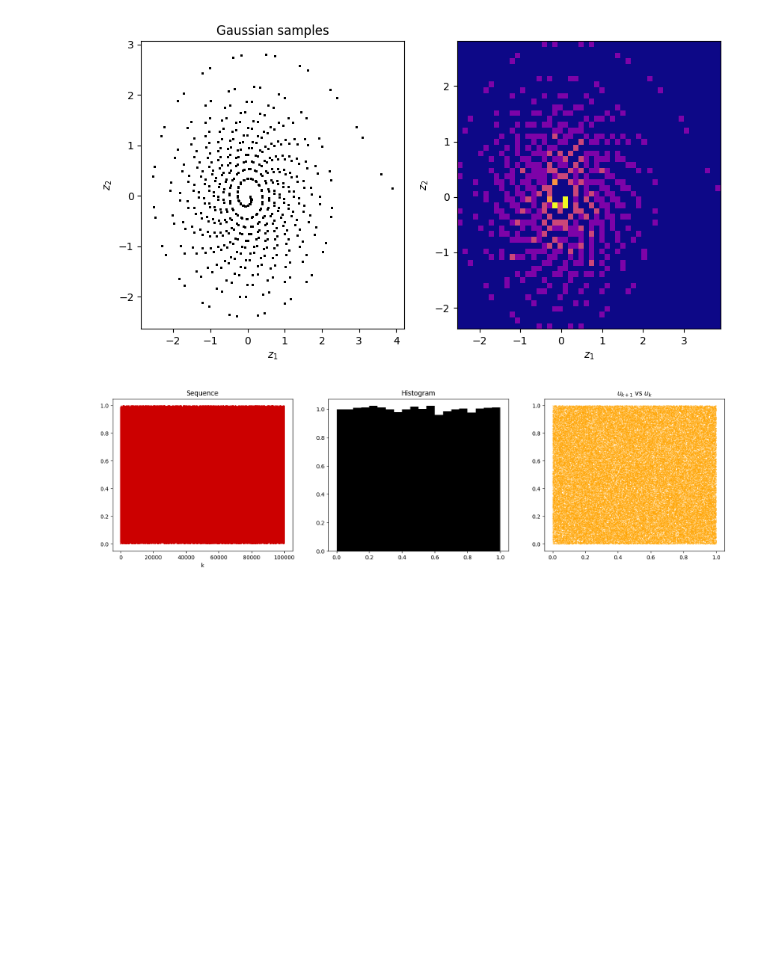
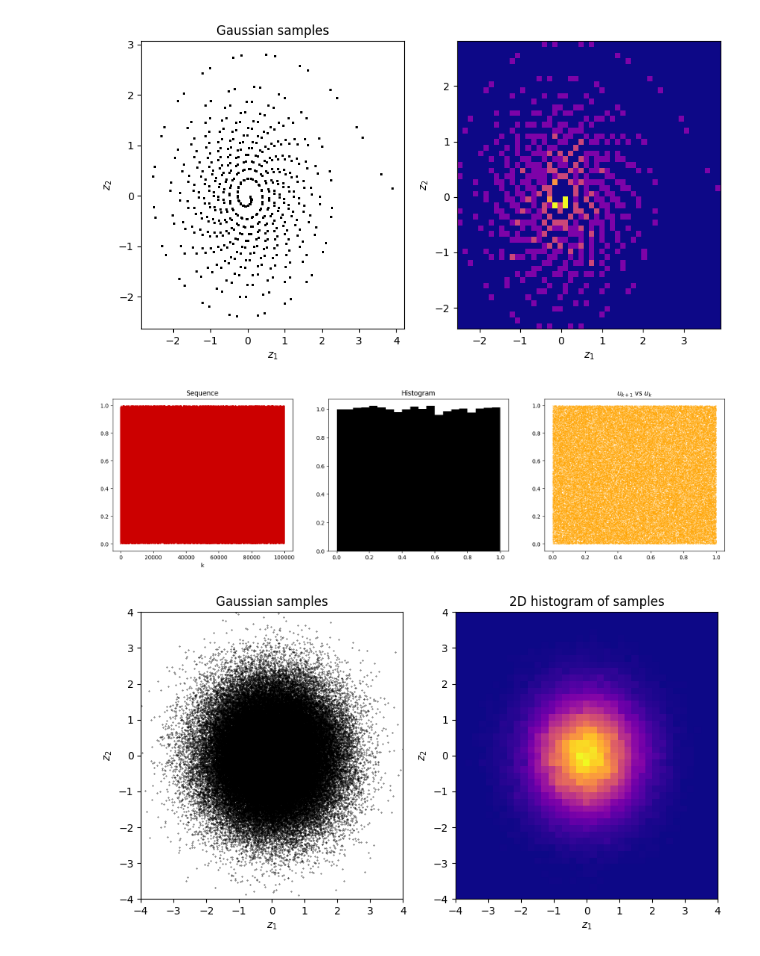
Before and after one commit to styuk/Time-Seriese, a Jupyter notebook: python/mcmc.ipynb, the cells around one changed output. Saved outputs shown, nothing was run; the diff lists cells and outputs as text; code cells hidden in the pictures; blank space fills up the shorter version.

```diff
--- a/python/mcmc.ipynb
+++ b/python/mcmc.ipynb
@@ -90,3 +90,25 @@ axs[2].set_title("$u_{k+1}$ vs $u_k$")
 plt.show()
 # %% [output]
 [figure]
+# %%
+u1 = lcg(a, b, m, n, x0)
+u2 = lcg(a, b, m, n, x0 + 12)
+z1, z2 = box_muller(u1, u2)
+fig, axs = plt.subplots(1, 2, figsize=(10, 5))
+
+axs[0].scatter(z1, z2, s=0.1, c='k')
+axs[0].set_title("Gaussian samples")
+axs[0].set_xlabel("$z_1$")
+axs[0].set_ylabel("$z_2$")
+axs[0].set_xlim(-4, 4)
+axs[0].set_ylim(-4, 4)
+axs[1].hist2d(z1, z2, bins=50, cmap='plasma')
+axs[1].set_title("2D histogram of samples")
+axs[1].set_xlabel("$z_1$")
+axs[1].set_ylabel("$z_2$")
+axs[1].set_xlim(-4, 4)
+axs[1].set_ylim(-4, 4)
+
+plt.show()
+# %% [output]
+[figure, added]
```
